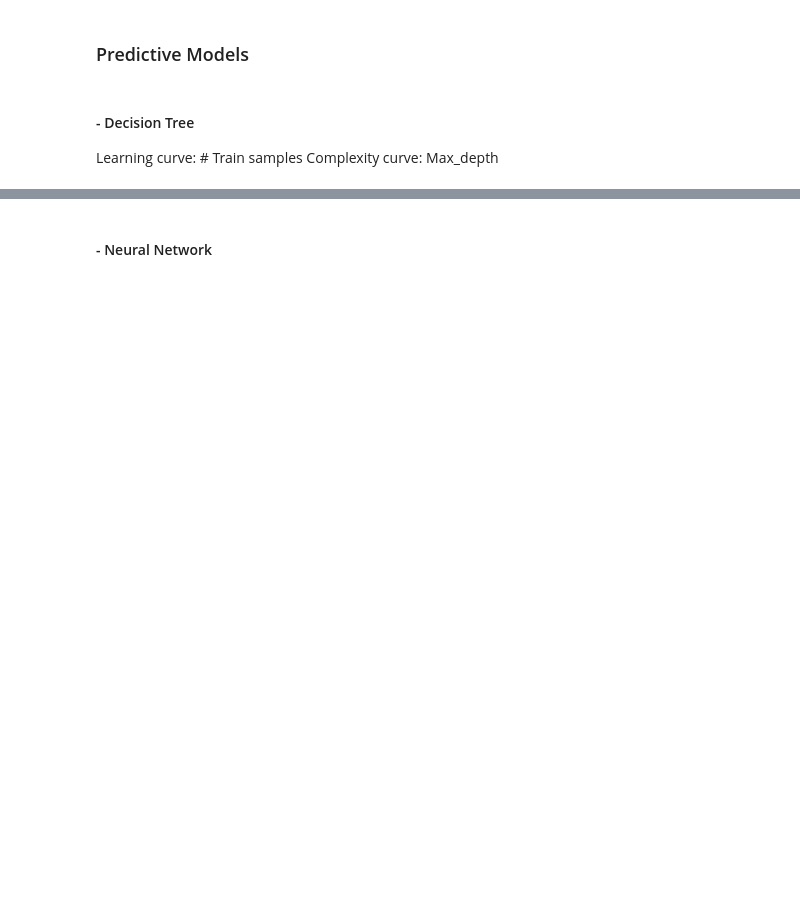
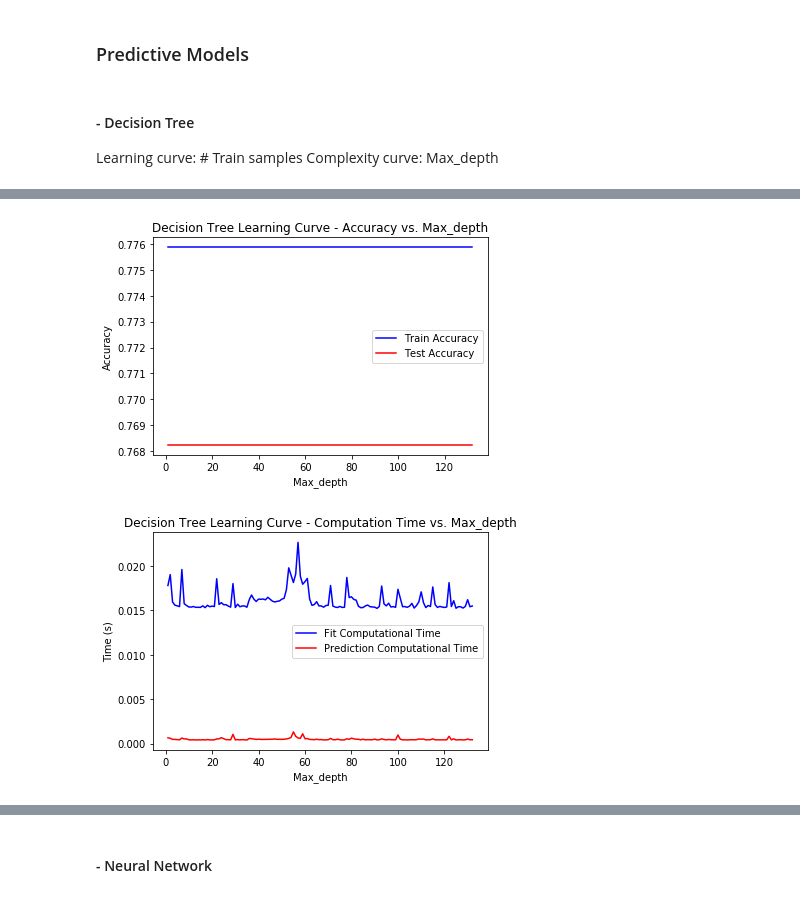
Before and after one commit to Shawnzy/machine_learning, a Jupyter notebook: assignment1/decision_temp.ipynb, the cells around one changed output, grey strips where cells are left out. Cells and saved outputs as stored; diff of their text form; code cells hidden in the pictures; blank space fills up the shorter version.

```diff
--- a/assignment1/decision_temp.ipynb
+++ b/assignment1/decision_temp.ipynb
@@ -172,0 +203,38 @@ def decision_tree(X_train, X_test, y_train, y_test, max_depth):
+# %%
+# Learning curve based off of number of Samples in training set
+depths = np.linspace(1, 132, 132, endpoint=True)
+train_results = []
+test_results = []
+fit_time_results = []
+pred_time_results = []
+X_train, X_test, y_train, y_test = train_test_split(xdata, ydata, test_size=.3, random_state=101)
+
+for depth in depths:
+    test_accuracy, test_fit_time, test_pred_time = decision_tree(X_train, X_test, y_train, y_test, max_depth=depth)
+    test_results.append(test_accuracy)
+    fit_time_results.append(test_fit_time)
+    pred_time_results.append(test_pred_time)
+
+    train_accuracy, train_fit_time, train_pred_time = decision_tree(X_train, X_train, y_train, y_train, max_depth=depth)
+    train_results.append(train_accuracy)
+
+plt.figure(0)
+plt.plot(depths, train_results, 'b')
+plt.plot(depths, test_results, 'r')
+plt.ylabel('Accuracy')
+plt.xlabel('Max_depth')
+plt.title('Decision Tree Learning Curve - Accuracy vs. Max_depth')
+plt.legend(["Train Accuracy", "Test Accuracy"])
+plt.show()
+
+plt.figure(1)
+plt.plot(depths, fit_time_results, 'b', label="Fit Computational Time")
+plt.plot(depths, pred_time_results, 'r', label="Prediction Computational Time")
+plt.ylabel('Time (s)')
+plt.xlabel('Max_depth')
+plt.title('Decision Tree Learning Curve - Computation Time vs. Max_depth')
+plt.legend(["Fit Computational Time", "Prediction Computational Time"])
+plt.show()
+# %% [output]
+[figure, added]
+[figure, added]
```
Also changed, not shown: parts of 18 cells of this notebook.
